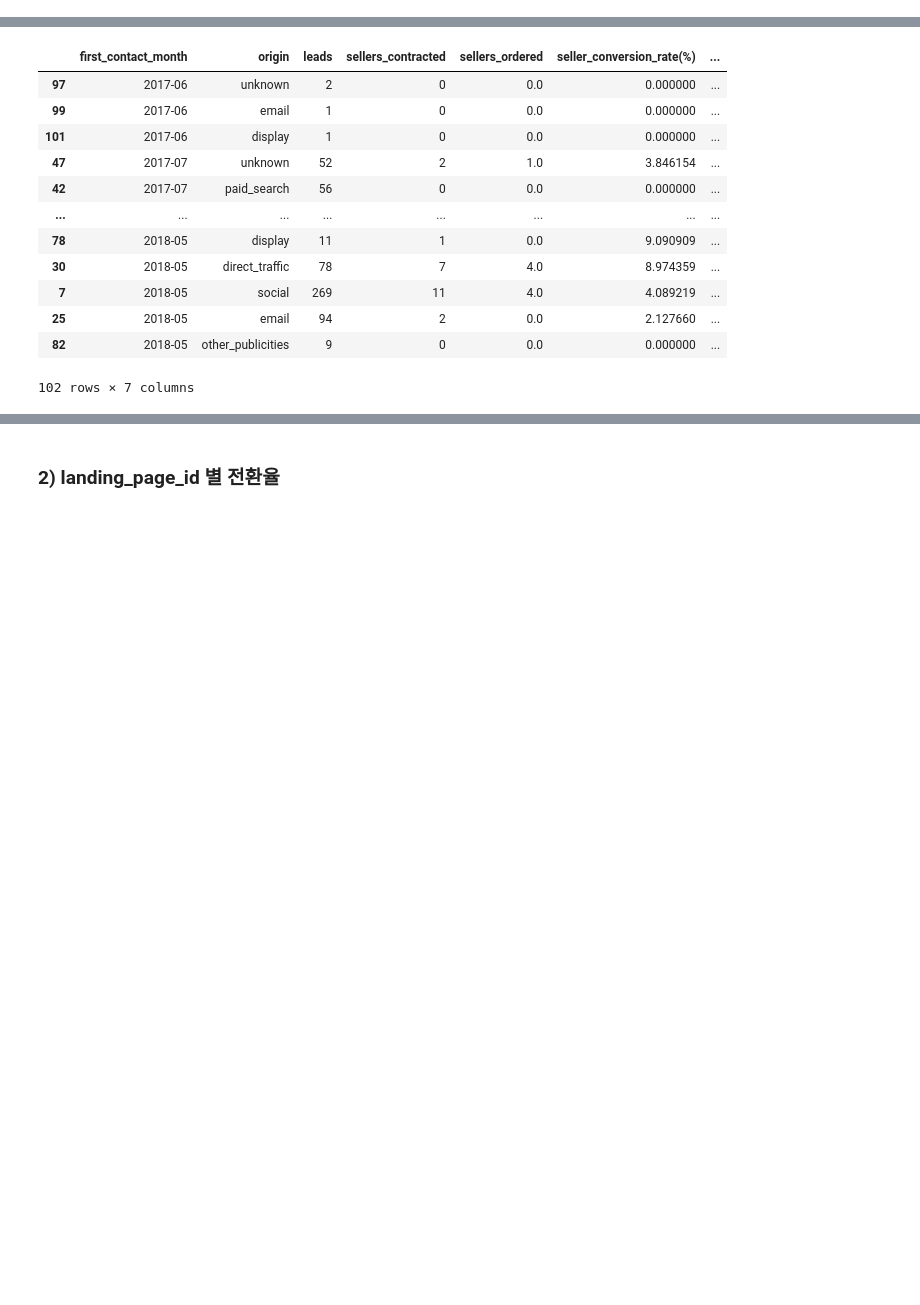
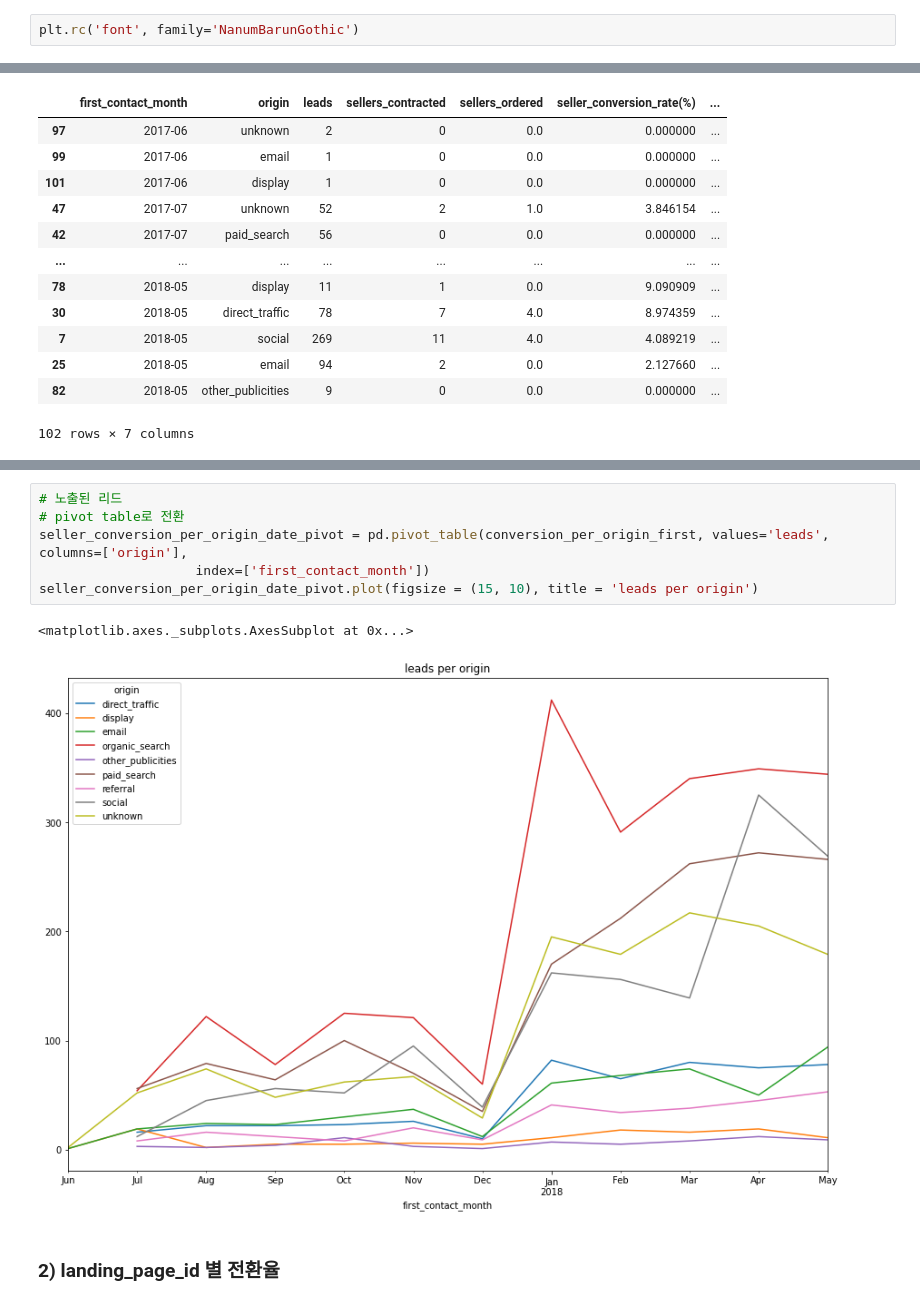
Before and after one commit to eunjipark123/olist_sellerside_analysis, a Jupyter notebook: Olist_seller_sales_analysis_ver2.ipynb, the cells around one changed output, grey strips where cells are left out. Saved outputs shown, nothing was run; the diff lists cells and outputs as text; blank space fills up the shorter version.

```diff
--- a/Olist_seller_sales_analysis_ver2.ipynb
+++ b/Olist_seller_sales_analysis_ver2.ipynb
@@ -11,6 +11,8 @@ import math
 import matplotlib.pyplot as plt
 import seaborn as sns
 import plotly.express as px
+# %%
+plt.rc('font', family='NanumBarunGothic')
 # %%
 # 마케팅 퍼널 분석에 필요한 자료 리드
 
@@ -543,4 +576,13 @@ seller_conversion_per_origin_date_pivot.plot(figsize = (15, 10), title = 'montly
 [figure]
+# %%
+# 노출된 리드
+# pivot table로 전환
+seller_conversion_per_origin_date_pivot = pd.pivot_table(conversion_per_origin_first, values='leads', columns=['origin'],
+                    index=['first_contact_month'])
+seller_conversion_per_origin_date_pivot.plot(figsize = (15, 10), title = 'leads per origin')
+# %% [output]
+<matplotlib.axes._subplots.AxesSubplot at 0x...>
+[figure, added]
 # %% [markdown]
 ### 2) landing_page_id 별 전환율
 # %% [markdown]
```
Also changed, not shown: parts of 46 cells of this notebook.
